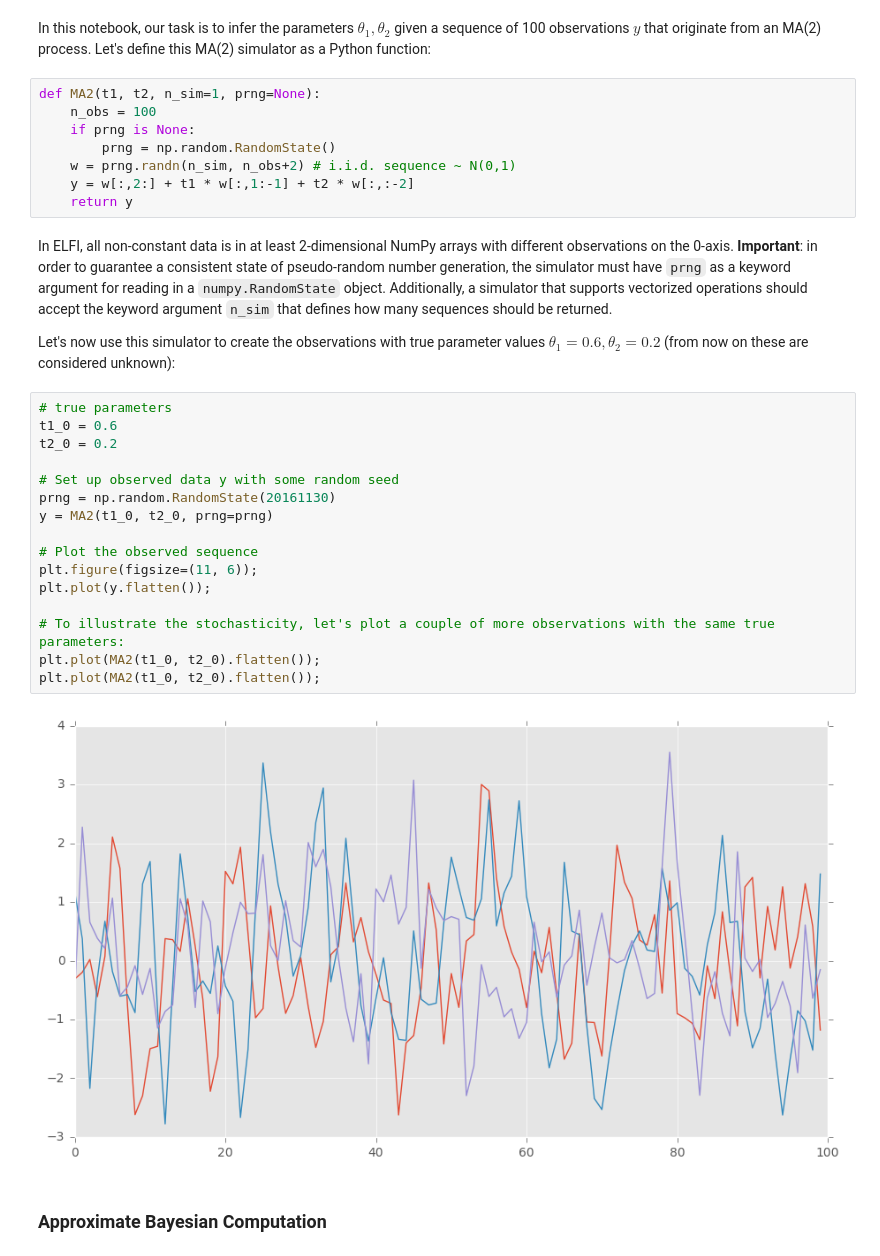
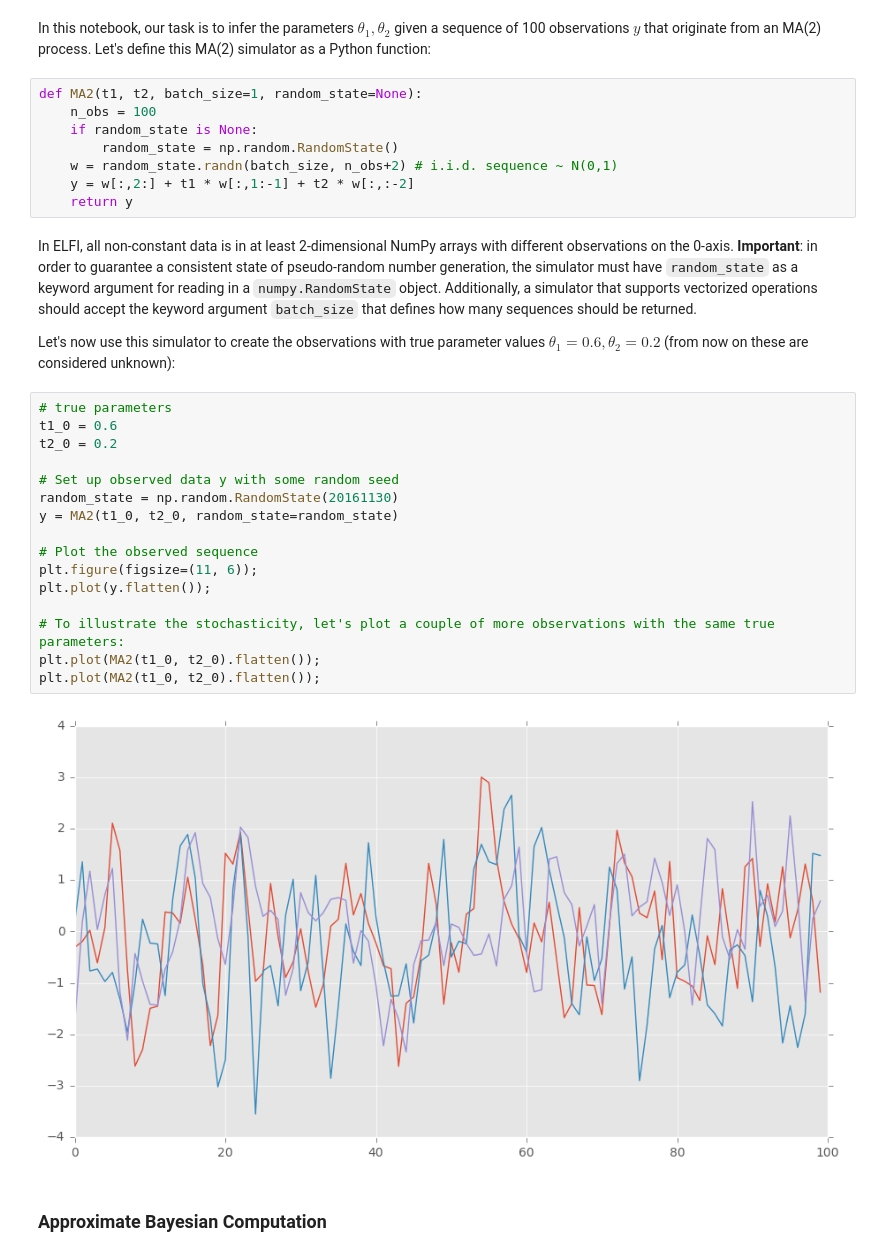
Before and after one commit to elfi-dev/elfi, a Jupyter notebook: notebooks/ELFI_tutorial_MA2.ipynb, the cells around one changed output. Cells and saved outputs as stored; diff of their text form.

```diff
--- a/notebooks/ELFI_tutorial_MA2.ipynb
+++ b/notebooks/ELFI_tutorial_MA2.ipynb
@@ -25,35 +25,35 @@ where $\theta_1, \theta_2 \in \mathbb{R}$ and $(w_k)_{k\in \mathbb{Z}} \sim N(0,
 # %% [markdown]
 In this notebook, our task is to infer the parameters $\theta_1, \theta_2$ given a sequence of 100 observations $y$ that originate from an MA(2) process. Let's define this MA(2) simulator as a Python function:
 # %%
-def MA2(t1, t2, n_sim=1, prng=None):
+def MA2(t1, t2, batch_size=1, random_state=None):
     n_obs = 100
-    if prng is None:
-        prng = np.random.RandomState()
-    w = prng.randn(n_sim, n_obs+2) # i.i.d. sequence ~ N(0,1)
+    if random_state is None:
+        random_state = np.random.RandomState()
+    w = random_state.randn(batch_size, n_obs+2) # i.i.d. sequence ~ N(0,1)
     y = w[:,2:] + t1 * w[:,1:-1] + t2 * w[:,:-2]
     return y
 # %% [markdown]
-In ELFI, all non-constant data is in at least 2-dimensional NumPy arrays with different observations on the 0-axis. **Important**: in order to guarantee a consistent state of pseudo-random number generation, the simulator must have `prng` as a keyword argument for reading in a `numpy.RandomState` object. Additionally, a simulator that supports vectorized operations should accept the keyword argument `n_sim` that defines how many sequences should be returned.
+In ELFI, all non-constant data is in at least 2-dimensional NumPy arrays with different observations on the 0-axis. **Important**: in order to guarantee a consistent state of pseudo-random number generation, the simulator must have `random_state` as a keyword argument for reading in a `numpy.RandomState` object. Additionally, a simulator that supports vectorized operations should accept the keyword argument `batch_size` that defines how many sequences should be returned.
 
 Let's now use this simulator to create the observations with true parameter values $\theta_1=0.6, \theta_2=0.2$ (from now on these are considered unknown):
 # %%
 # true parameters
 t1_0 = 0.6
 t2_0 = 0.2
 
 # Set up observed data y with some random seed
-prng = np.random.RandomState(20161130)
-y = MA2(t1_0, t2_0, prng=prng)
+random_state = np.random.RandomState(20161130)
+y = MA2(t1_0, t2_0, random_state=random_state)
 
 # Plot the observed sequence
 plt.figure(figsize=(11, 6));
 plt.plot(y.flatten());
 
 # To illustrate the stochasticity, let's plot a couple of more observations with the same true parameters:
 plt.plot(MA2(t1_0, t2_0).flatten());
 plt.plot(MA2(t1_0, t2_0).flatten());
 # %% [output]
-[figure, old version]
+[figure, new version]
 # %% [markdown]
 ### Approximate Bayesian Computation
 # %% [markdown]
```
Also changed, not shown: parts of 22 cells of this notebook.
